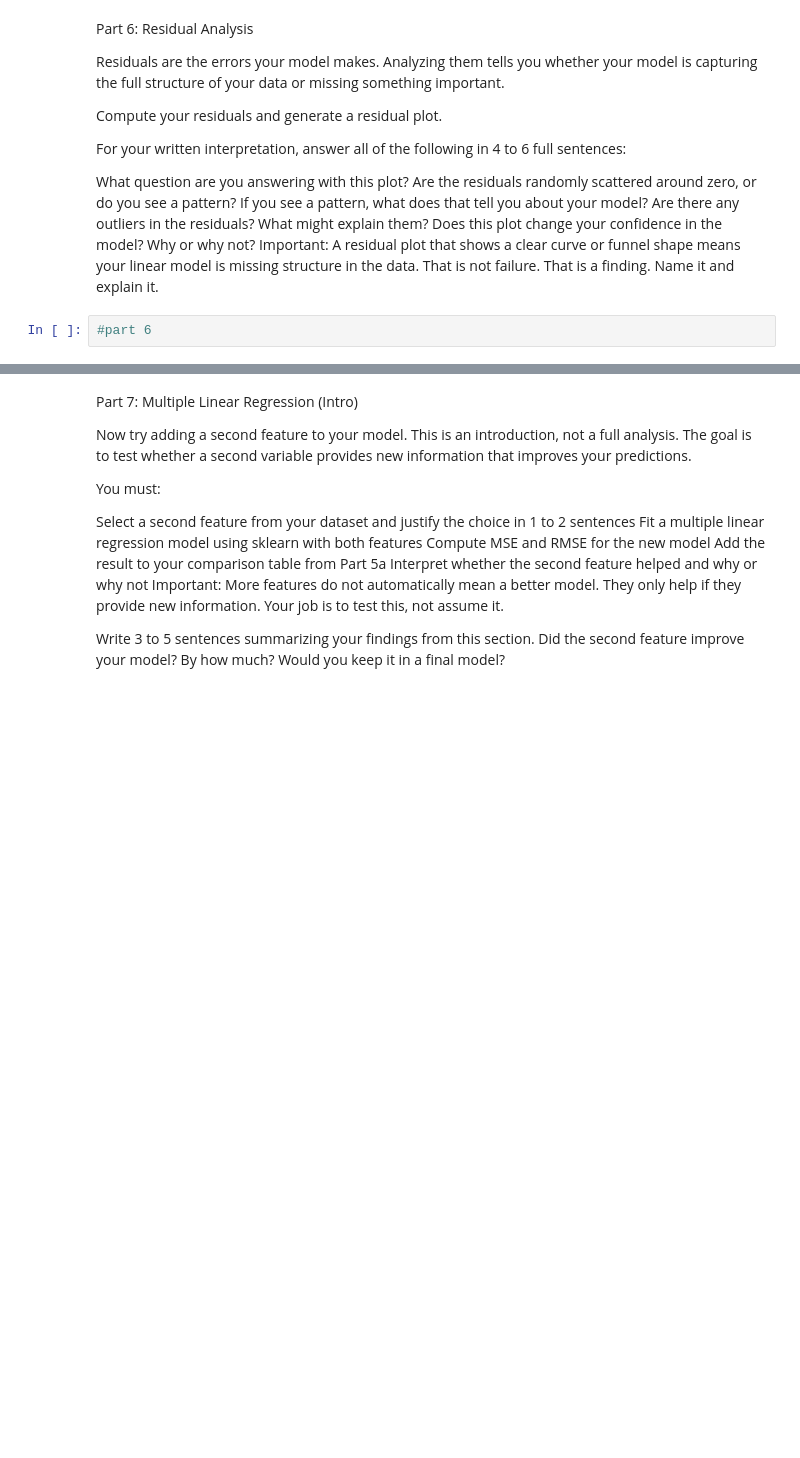
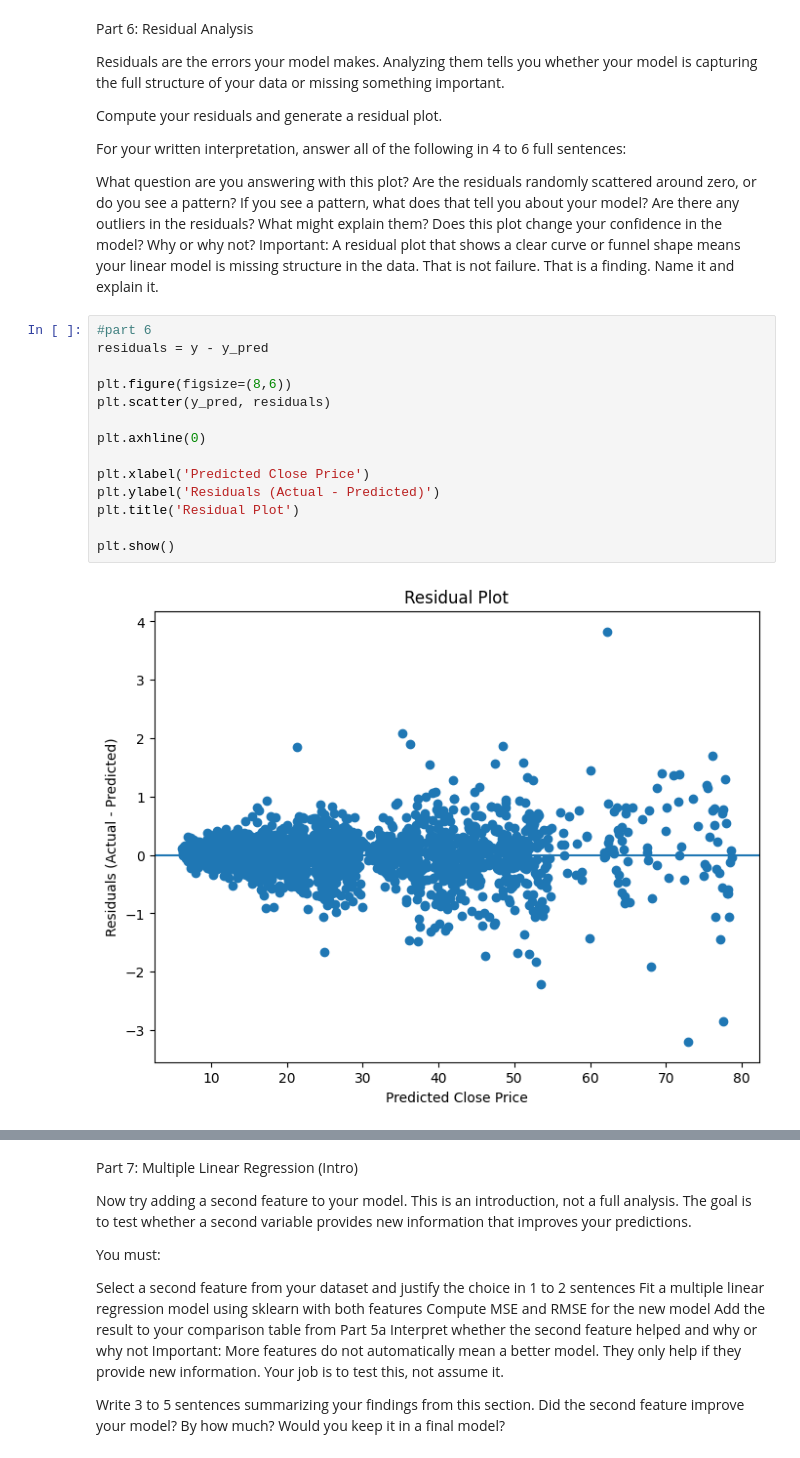
Before and after one commit to omal0/CS577-AppleStock, a Jupyter notebook: Assignments/ProjectPhase3.ipynb, the cells around one changed output, grey strips where cells are left out. Saved outputs shown, nothing was run; the diff lists cells and outputs as text; blank space fills up the shorter version.

```diff
--- a/Assignments/ProjectPhase3.ipynb
+++ b/Assignments/ProjectPhase3.ipynb
@@ -338,3 +362,17 @@ Does this plot change your confidence in the model? Why or why not?
 Important: A residual plot that shows a clear curve or funnel shape means your linear model is missing structure in the data. That is not failure. That is a finding. Name it and explain it.
 # %%
 #part 6
+residuals = y - y_pred
+
+plt.figure(figsize=(8,6))
+plt.scatter(y_pred, residuals)
+
+plt.axhline(0)
+
+plt.xlabel('Predicted Close Price')
+plt.ylabel('Residuals (Actual - Predicted)')
+plt.title('Residual Plot')
+
+plt.show()
+# %% [output]
+[figure, added]
```
Also changed, not shown: parts of 9 cells of this notebook.
